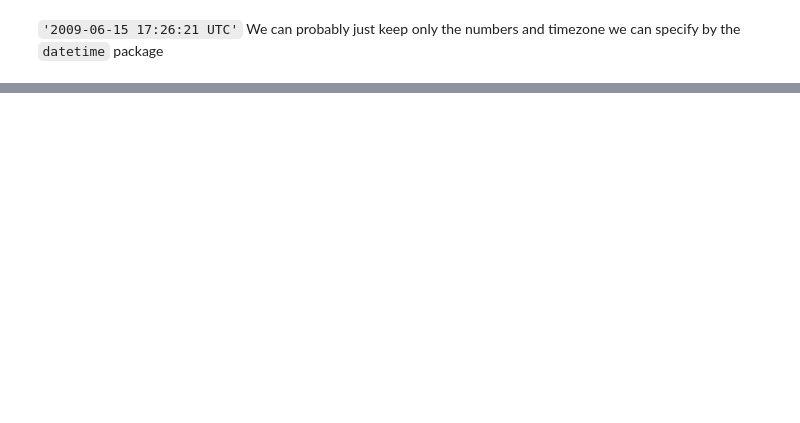
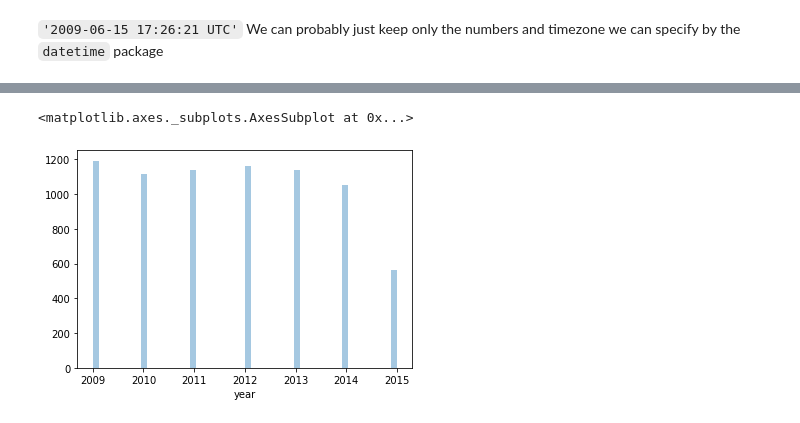
Before and after one commit to cheny51/Introduction_To_ML_Application, a Jupyter notebook: Project/taxi_cab.ipynb, the cells around one changed output, grey strips where cells are left out. Saved outputs shown, nothing was run; the diff lists cells and outputs as text; code cells hidden in the pictures; blank space fills up the shorter version.

```diff
--- a/Project/taxi_cab.ipynb
+++ b/Project/taxi_cab.ipynb
@@ -176,0 +218,12 @@ We can probably just keep only the numbers and timezone we can specify by the `d
+# %%
+import datetime
+train_df['pickup_datetime_dt'] = train_df.pickup_datetime.apply(
+    lambda x: datetime.datetime.strptime(x[:10], '%Y-%m-%d'))
+
+train_df['pickup_datetime'] = train_df['pickup_datetime'].str.slice(0, 16)
+
+
+
+train_df['pickup_datetime'] = pd.to_datetime(train_df['pickup_datetime'],\
+                                             utc=True,\
+                                             format='%Y-%m-%d %H:%M')
@@ -176,0 +244,11 @@ We can probably just keep only the numbers and timezone we can specify by the `d
+# %%
+train_df['year'] = train_df.pickup_datetime.dt.year
+train_df['month'] = train_df.pickup_datetime.dt.month
+train_df['day'] = train_df.pickup_datetime.dt.hour
+train_df['day'] = train_df.pickup_datetime.dt.day
+
+train_df['year'] = train_df['year'].astype('int')
+train_df['month'] = train_df['month'].astype('int')
+train_df['day'] = train_df['day'].astype('int')
+train_df['hour'] = train_df['day'].astype('int')
+train_df['day_of_week'] = train_df.pickup_datetime.dt.day_name(locale = 'English')
@@ -176,0 +270,5 @@ We can probably just keep only the numbers and timezone we can specify by the `d
+# %%
+sns.distplot(train_df['year'], bins=50, kde=False)
+# %% [output]
+<matplotlib.axes._subplots.AxesSubplot at 0x...>
+[figure, added]
```
Also changed, not shown: parts of 23 cells of this notebook, 1 other file.
